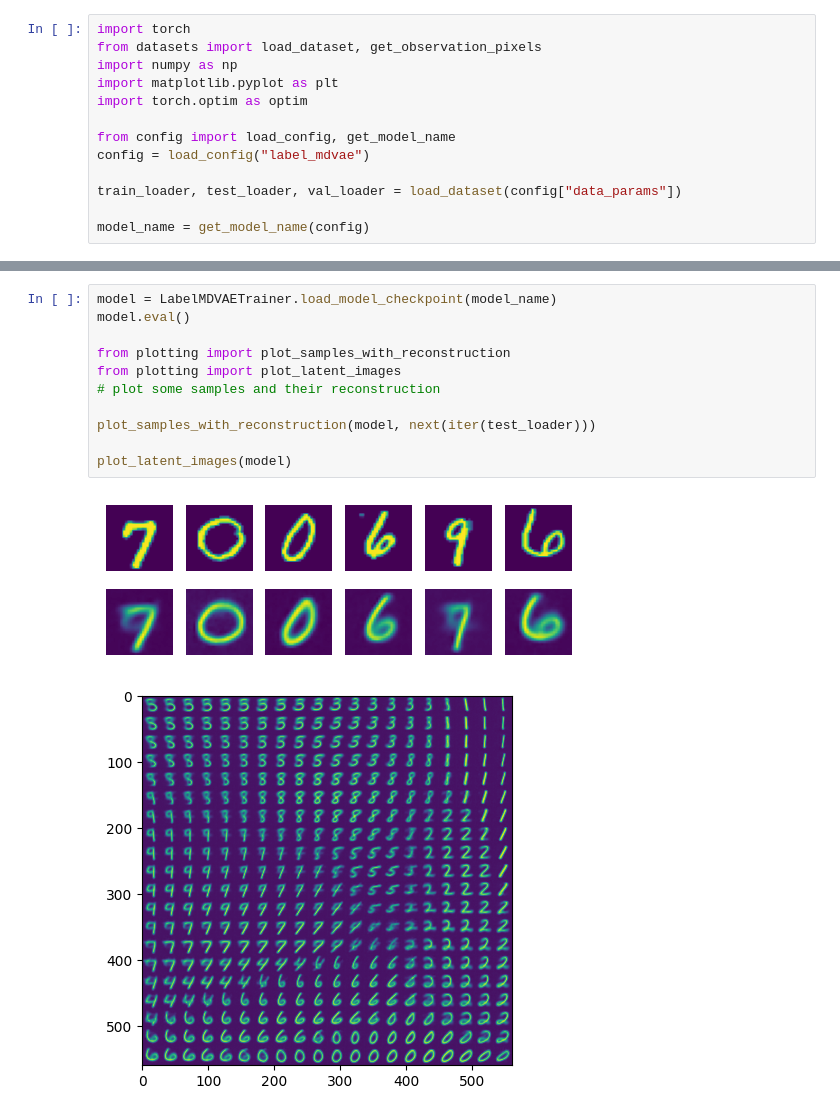
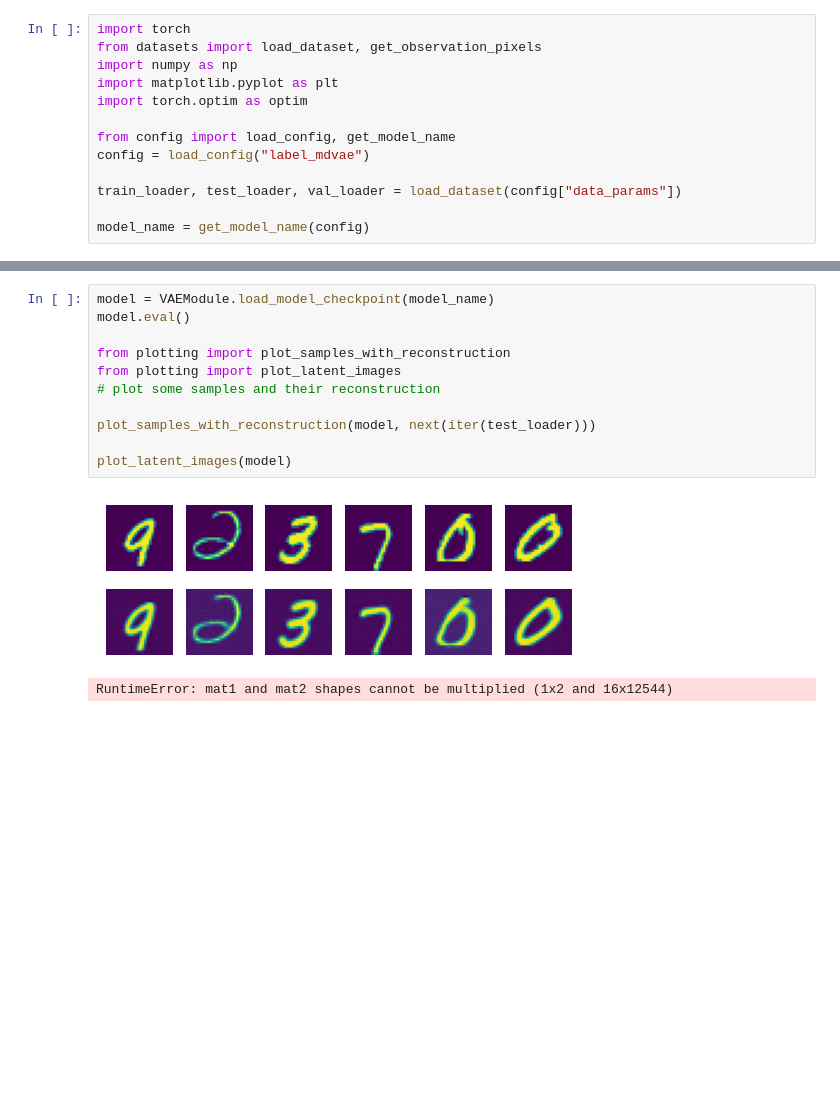
Before and after one commit to EdvardsZ/MastersThesis, a Jupyter notebook: src/label_mdvae.ipynb, the cells around one changed output, grey strips where cells are left out. Drawn from its saved outputs; the diff is of its cells as text; blank space fills up the shorter version.

```diff
--- a/src/label_mdvae.ipynb
+++ b/src/label_mdvae.ipynb
@@ -67,14 +52,14 @@ LOCAL_RANK: 0 - CUDA_VISIBLE_DEVICES: [0,1,2,3,4,5,6,7]
 # %%
-model = LabelMDVAETrainer.load_model_checkpoint(model_name)
+model = VAEModule.load_model_checkpoint(model_name)
 model.eval()
 
 from plotting import plot_samples_with_reconstruction
 from plotting import plot_latent_images
 # plot some samples and their reconstruction
 
 plot_samples_with_reconstruction(model, next(iter(test_loader)))
 
 plot_latent_images(model)
 # %% [output]
-[figure, old version]
+[figure, new version]
-[figure, removed]
+RuntimeError: mat1 and mat2 shapes cannot be multiplied (1x2 and 16x12544)
```
Also changed, not shown: parts of 2 cells of this notebook, 5 other files.
